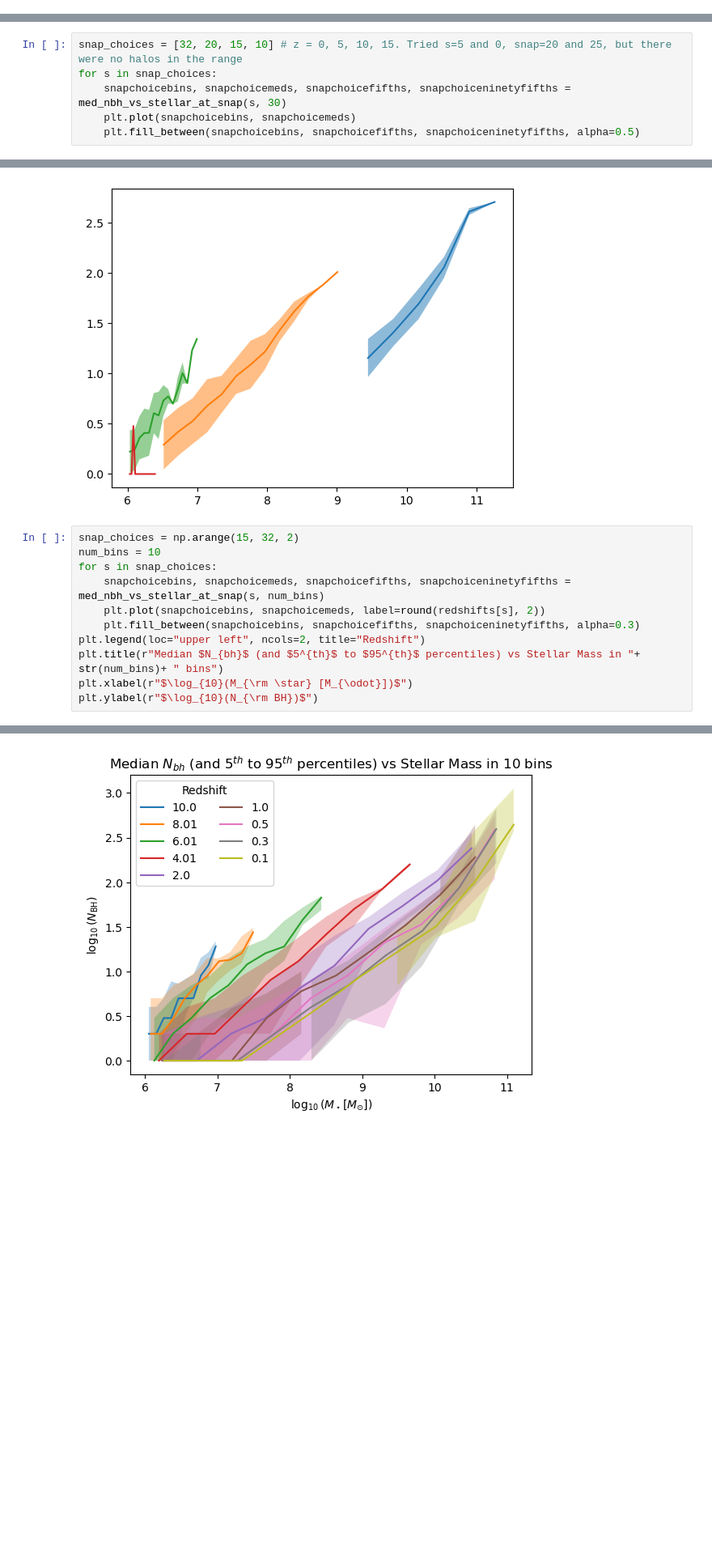
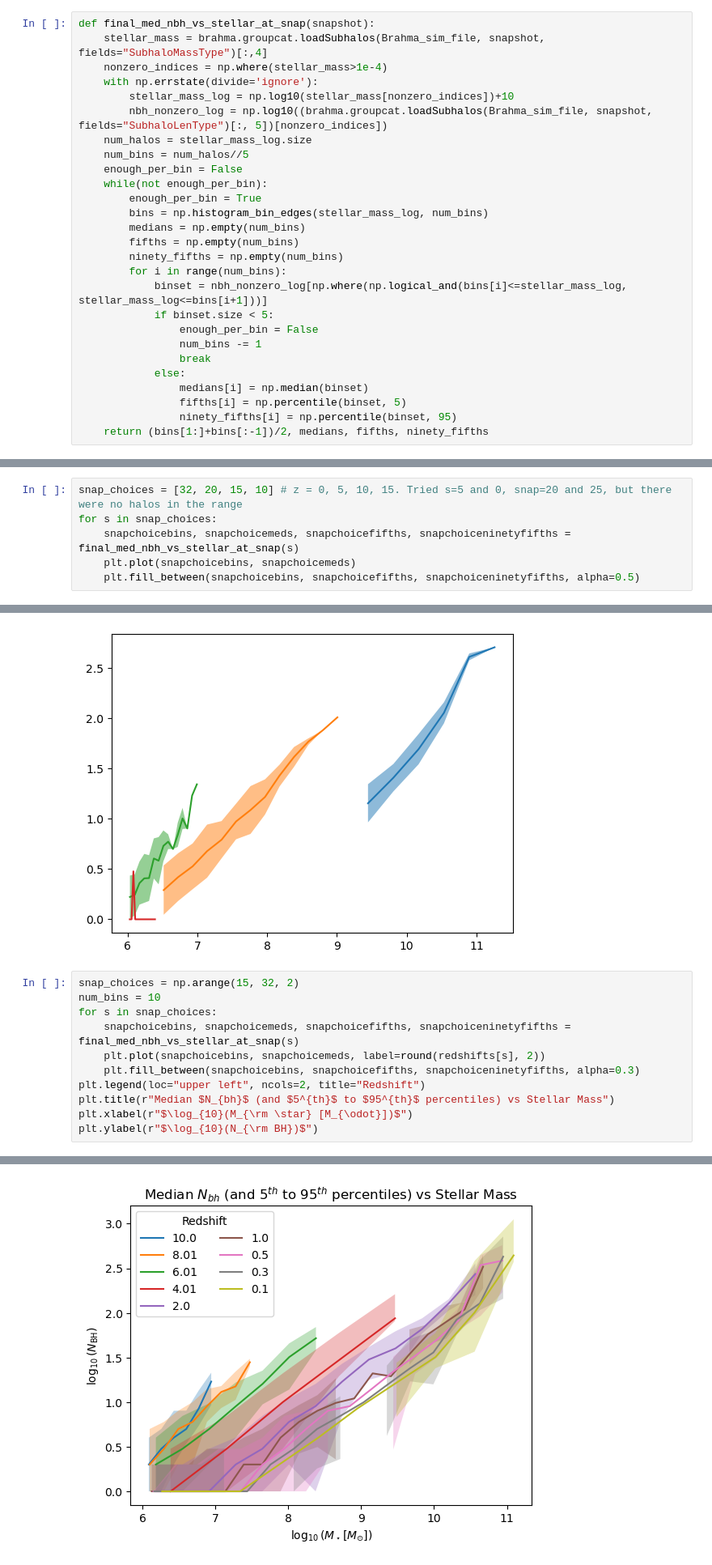
Before and after one commit to pranav-satheesh/wandering_bhs, a Jupyter notebook: Notebooks/Getting_started.ipynb, the cells around one changed output, grey strips where cells are left out. Shown at 81% size. Drawn from its saved outputs; the diff is of its cells as text; blank space fills up the shorter version.

Commit message:
made py file for nbh graph (incomplete)

```diff
--- a/Notebooks/Getting_started.ipynb
+++ b/Notebooks/Getting_started.ipynb
@@ -287,6 +286,33 @@ def mean_nbh_vs_stellar_at_snap(snapshot, num_bins):
             means[i] = np.mean(binset)
             stdevs[i] = np.std(binset)
     return (bins[1:]+bins[:-1])/2, means, stdevs
+# %%
+def final_med_nbh_vs_stellar_at_snap(snapshot):
+    stellar_mass = brahma.groupcat.loadSubhalos(Brahma_sim_file, snapshot, fields="SubhaloMassType")[:,4]
+    nonzero_indices = np.where(stellar_mass>1e-4)
+    with np.errstate(divide='ignore'):
+        stellar_mass_log = np.log10(stellar_mass[nonzero_indices])+10
+        nbh_nonzero_log = np.log10((brahma.groupcat.loadSubhalos(Brahma_sim_file, snapshot, fields="SubhaloLenType")[:, 5])[nonzero_indices])
+    num_halos = stellar_mass_log.size
+    num_bins = num_halos//5
+    enough_per_bin = False
+    while(not enough_per_bin):
+        enough_per_bin = True
+        bins = np.histogram_bin_edges(stellar_mass_log, num_bins)
+        medians = np.empty(num_bins)
+        fifths = np.empty(num_bins)
+        ninety_fifths = np.empty(num_bins)
+        for i in range(num_bins):
+            binset = nbh_nonzero_log[np.where(np.logical_and(bins[i]<=stellar_mass_log, stellar_mass_log<=bins[i+1]))]
+            if binset.size < 5:
+                enough_per_bin = False
+                num_bins -= 1
+                break
+            else:
+                medians[i] = np.median(binset)
+                fifths[i] = np.percentile(binset, 5)
+                ninety_fifths[i] = np.percentile(binset, 95)
+    return (bins[1:]+bins[:-1])/2, medians, fifths, ninety_fifths
 # %%
 # Note: I've made the bins both left inclusive and right inclusive so as to get the minimum and maximum values of the whole set included.
 # Maybe I can fix that later so as to not double count a middle value that lies on an edge but that seems like an unlikely circumstance
@@ -305,7 +331,7 @@ plt.plot(snap32bins, snap32means)
 # %%
 snap_choices = [32, 20, 15, 10] # z = 0, 5, 10, 15. Tried s=5 and 0, snap=20 and 25, but there were no halos in the range
 for s in snap_choices:
-    snapchoicebins, snapchoicemeds, snapchoicefifths, snapchoiceninetyfifths = med_nbh_vs_stellar_at_snap(s, 30)
+    snapchoicebins, snapchoicemeds, snapchoicefifths, snapchoiceninetyfifths = final_med_nbh_vs_stellar_at_snap(s)
     plt.plot(snapchoicebins, snapchoicemeds)
     plt.fill_between(snapchoicebins, snapchoicefifths, snapchoiceninetyfifths, alpha=0.5)
 # %% [output]
@@ -321,17 +347,17 @@ for s in snap_choices:
 # %%
 snap_choices = np.arange(15, 32, 2)
 num_bins = 10
 for s in snap_choices:
-    snapchoicebins, snapchoicemeds, snapchoicefifths, snapchoiceninetyfifths = med_nbh_vs_stellar_at_snap(s, num_bins)
+    snapchoicebins, snapchoicemeds, snapchoicefifths, snapchoiceninetyfifths = final_med_nbh_vs_stellar_at_snap(s)
     plt.plot(snapchoicebins, snapchoicemeds, label=round(redshifts[s], 2))
     plt.fill_between(snapchoicebins, snapchoicefifths, snapchoiceninetyfifths, alpha=0.3)
 plt.legend(loc="upper left", ncols=2, title="Redshift")
-plt.title(r"Median $N_{bh}$ (and $5^{th}$ to $95^{th}$ percentiles) vs Stellar Mass in "+ str(num_bins)+ " bins")
+plt.title(r"Median $N_{bh}$ (and $5^{th}$ to $95^{th}$ percentiles) vs Stellar Mass")
 plt.xlabel(r"$\log_{10}(M_{\rm \star} [M_{\odot}])$")
 plt.ylabel(r"$\log_{10}(N_{\rm BH})$")
 # %% [output]
 Text(0, 0.5, '$\\log_{10}(N_{\\rm BH})$')
-[figure, old version]
+[figure, new version]
 # %%
 snap_choices = np.arange(9, 32, 2) #note: doesn't run below snap 9
 num_bins = 15
```
Also changed, not shown: parts of 3 cells of this notebook, 1 other file.
